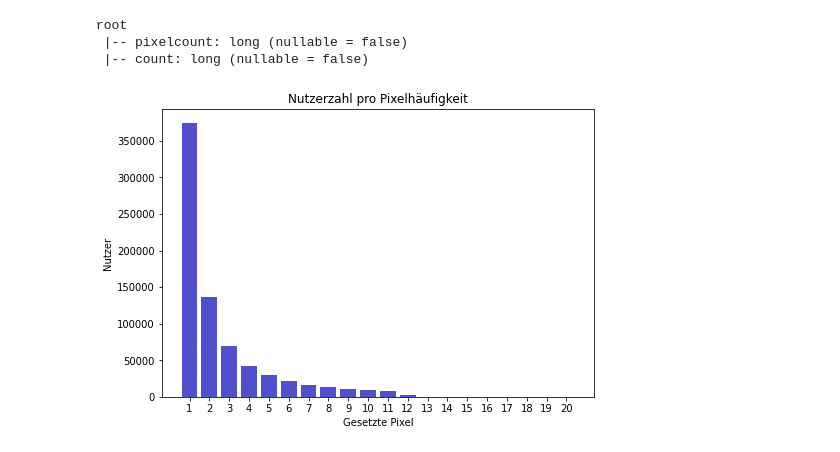
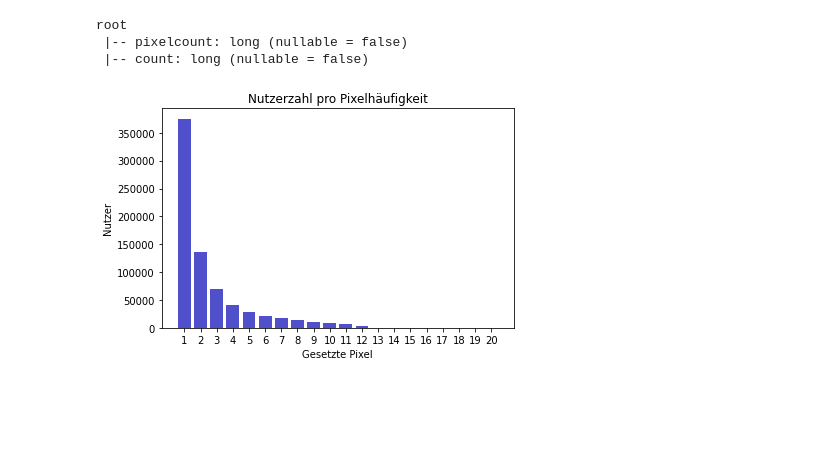
Before and after one commit to biervertrieb/placegroups, a Jupyter notebook: notebooks/0.1-heuer-nutzerfeatures.ipynb, the cells around one changed output. Saved outputs shown, nothing was run; the diff lists cells and outputs as text; code cells hidden in the pictures; blank space fills up the shorter version.

```diff
--- a/notebooks/0.1-heuer-nutzerfeatures.ipynb
+++ b/notebooks/0.1-heuer-nutzerfeatures.ipynb
@@ -107,17 +107,18 @@ root
 # %%
 from src.visualization.visuialization_functions import show_and_save,new_xyt_plot
 datacollect = groupedbypixelcountFrame.collect()
 import matplotlib.pyplot as plt
 import numpy as np
-fig = plt.figure()
-ax = fig.add_axes([0,0,1,1])
+fig,ax = plt.subplots()
 for row in datacollect:
     pixelcount,usercount = list(row)
     ax.bar(pixelcount,usercount,color='#5050cc')
 ax.set_xticks(np.arange(1,21,1))
 ax.set_title('Nutzerzahl pro Pixelhäufigkeit')
 ax.set_ylabel('Nutzer')
 ax.set_xlabel('Gesetzte Pixel')
-show_and_save(ax)
+fig.tight_layout()
+plt.savefig('../reports/figures/nutzerzahl_pro_pixelhaeufigkeit.jpg',bbox_inches = 'tight')
+plt.show()
 # %% [output]
-[figure, old version]
+[figure, new version]
```
Also changed, not shown: 2 other files.
